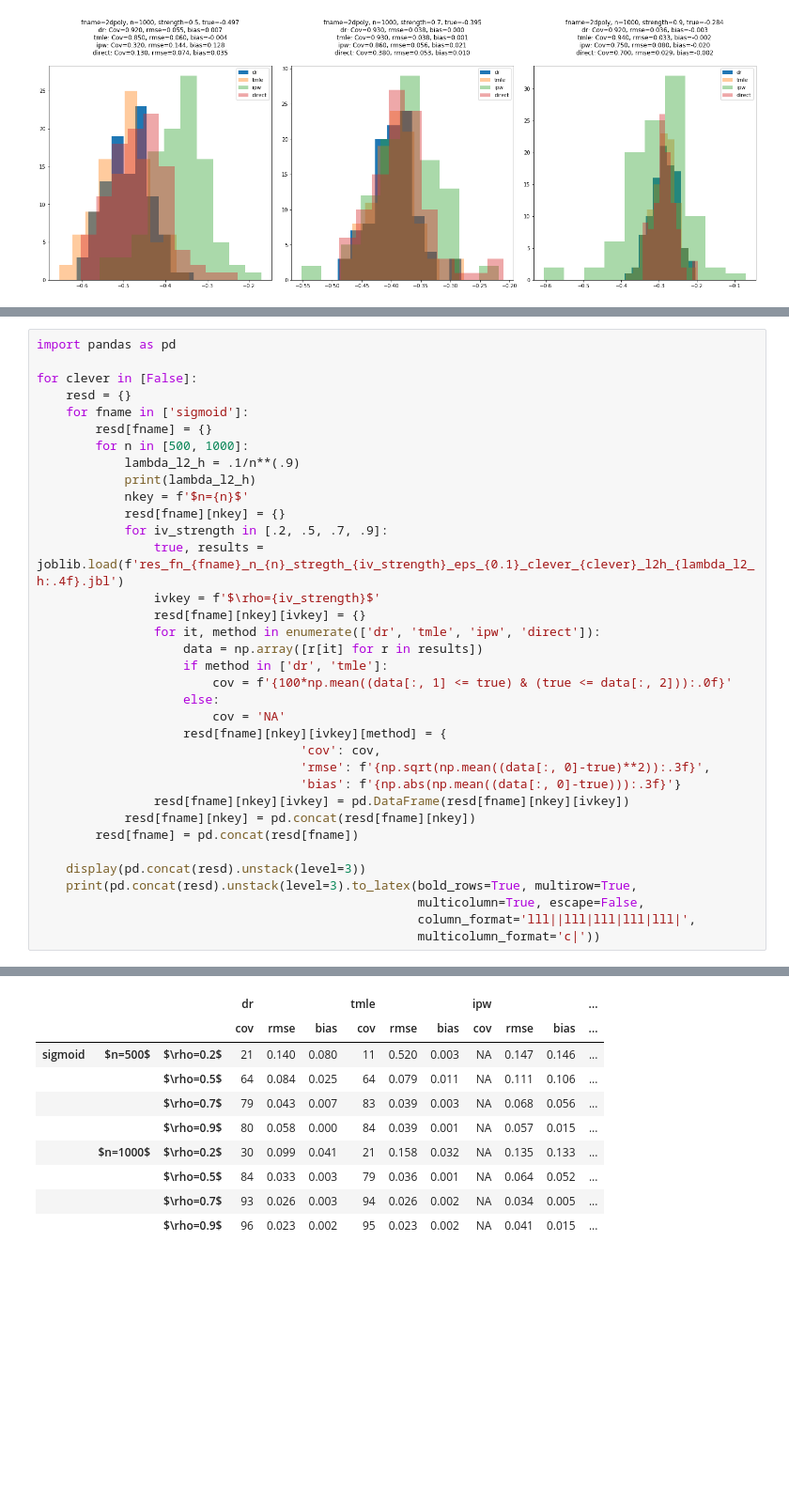
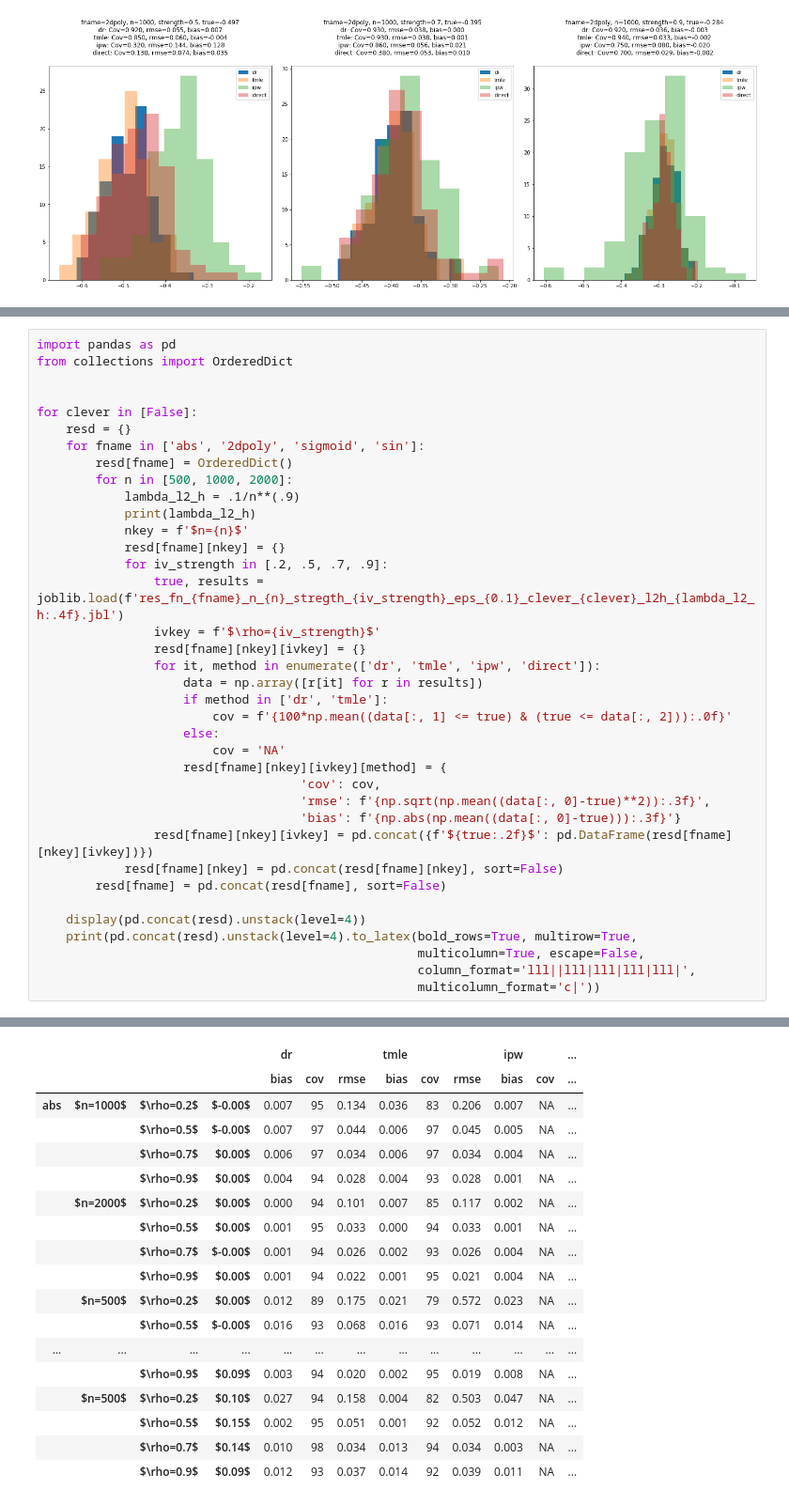
Before and after one commit to syrgkanislab/npiv_functionals, a Jupyter notebook: notebooks/Postprocess.ipynb, the cells around one changed output, grey strips where cells are left out. Shown at 94% size. Cells and saved outputs as stored; diff of their text form; blank space fills up the shorter version.

```diff
--- a/notebooks/Postprocess.ipynb
+++ b/notebooks/Postprocess.ipynb
@@ -221,11 +187,13 @@ print(pd.concat(resd).unstack(level=3).to_latex(bold_rows=True, multirow=True,
 # %%
 import pandas as pd
+from collections import OrderedDict
+
 
 for clever in [False]:
     resd = {}
-    for fname in ['sigmoid']:
-        resd[fname] = {}
-        for n in [500, 1000]:
+    for fname in ['abs', '2dpoly', 'sigmoid', 'sin']:
+        resd[fname] = OrderedDict()
+        for n in [500, 1000, 2000]:
             lambda_l2_h = .1/n**(.9)
             print(lambda_l2_h)
             nkey = f'$n={n}$'
@@ -244,12 +212,12 @@ for clever in [False]:
                                     'cov': cov,
                                     'rmse': f'{np.sqrt(np.mean((data[:, 0]-true)**2)):.3f}',
                                     'bias': f'{np.abs(np.mean((data[:, 0]-true))):.3f}'}
-                resd[fname][nkey][ivkey] = pd.DataFrame(resd[fname][nkey][ivkey])
-            resd[fname][nkey] = pd.concat(resd[fname][nkey])
-        resd[fname] = pd.concat(resd[fname])
+                resd[fname][nkey][ivkey] = pd.concat({f'${true:.2f}$': pd.DataFrame(resd[fname][nkey][ivkey])})
+            resd[fname][nkey] = pd.concat(resd[fname][nkey], sort=False)
+        resd[fname] = pd.concat(resd[fname], sort=False)
 
-    display(pd.concat(resd).unstack(level=3))
-    print(pd.concat(resd).unstack(level=3).to_latex(bold_rows=True, multirow=True,
+    display(pd.concat(resd).unstack(level=4))
+    print(pd.concat(resd).unstack(level=4).to_latex(bold_rows=True, multirow=True,
                                                     multicolumn=True, escape=False,
                                                     column_format='lll||lll|lll|lll|lll|',
                                                     multicolumn_format='c|'))
@@ -259,12 +237,20 @@ for clever in [False]:
-|  |  |  | dr |  |  | tmle |  |  | ipw |  |  | ... |
-|  |  |  | cov | rmse | bias | cov | rmse | bias | cov | rmse | bias | ... |
-| sigmoid | $n=500$ | $\rho=0.2$ | 21 | 0.140 | 0.080 | 11 | 0.520 | 0.003 | NA | 0.147 | 0.146 | ... |
-|  |  | $\rho=0.5$ | 64 | 0.084 | 0.025 | 64 | 0.079 | 0.011 | NA | 0.111 | 0.106 | ... |
-|  |  | $\rho=0.7$ | 79 | 0.043 | 0.007 | 83 | 0.039 | 0.003 | NA | 0.068 | 0.056 | ... |
-|  |  | $\rho=0.9$ | 80 | 0.058 | 0.000 | 84 | 0.039 | 0.001 | NA | 0.057 | 0.015 | ... |
-|  | $n=1000$ | $\rho=0.2$ | 30 | 0.099 | 0.041 | 21 | 0.158 | 0.032 | NA | 0.135 | 0.133 | ... |
-|  |  | $\rho=0.5$ | 84 | 0.033 | 0.003 | 79 | 0.036 | 0.001 | NA | 0.064 | 0.052 | ... |
-|  |  | $\rho=0.7$ | 93 | 0.026 | 0.003 | 94 | 0.026 | 0.002 | NA | 0.034 | 0.005 | ... |
-|  |  | $\rho=0.9$ | 96 | 0.023 | 0.002 | 95 | 0.023 | 0.002 | NA | 0.041 | 0.015 | ... |
+|  |  |  |  | dr |  |  | tmle |  |  | ipw |  | ... |
+|  |  |  |  | bias | cov | rmse | bias | cov | rmse | bias | cov | ... |
+| abs | $n=1000$ | $\rho=0.2$ | $-0.00$ | 0.007 | 95 | 0.134 | 0.036 | 83 | 0.206 | 0.007 | NA | ... |
+|  |  | $\rho=0.5$ | $-0.00$ | 0.007 | 97 | 0.044 | 0.006 | 97 | 0.045 | 0.005 | NA | ... |
+|  |  | $\rho=0.7$ | $0.00$ | 0.006 | 97 | 0.034 | 0.006 | 97 | 0.034 | 0.004 | NA | ... |
+|  |  | $\rho=0.9$ | $0.00$ | 0.004 | 94 | 0.028 | 0.004 | 93 | 0.028 | 0.001 | NA | ... |
+|  | $n=2000$ | $\rho=0.2$ | $0.00$ | 0.000 | 94 | 0.101 | 0.007 | 85 | 0.117 | 0.002 | NA | ... |
+|  |  | $\rho=0.5$ | $0.00$ | 0.001 | 95 | 0.033 | 0.000 | 94 | 0.033 | 0.001 | NA | ... |
+|  |  | $\rho=0.7$ | $-0.00$ | 0.001 | 94 | 0.026 | 0.002 | 93 | 0.026 | 0.004 | NA | ... |
+|  |  | $\rho=0.9$ | $0.00$ | 0.001 | 94 | 0.022 | 0.001 | 95 | 0.021 | 0.004 | NA | ... |
+|  | $n=500$ | $\rho=0.2$ | $0.00$ | 0.012 | 89 | 0.175 | 0.021 | 79 | 0.572 | 0.023 | NA | ... |
+|  |  | $\rho=0.5$ | $-0.00$ | 0.016 | 93 | 0.068 | 0.016 | 93 | 0.071 | 0.014 | NA | ... |
+| ... | ... | ... | ... | ... | ... | ... | ... | ... | ... | ... | ... | ... |
+|  |  | $\rho=0.9$ | $0.09$ | 0.003 | 94 | 0.020 | 0.002 | 95 | 0.019 | 0.008 | NA | ... |
+|  | $n=500$ | $\rho=0.2$ | $0.10$ | 0.027 | 94 | 0.158 | 0.004 | 82 | 0.503 | 0.047 | NA | ... |
+|  |  | $\rho=0.5$ | $0.15$ | 0.002 | 95 | 0.051 | 0.001 | 92 | 0.052 | 0.012 | NA | ... |
+|  |  | $\rho=0.7$ | $0.14$ | 0.010 | 98 | 0.034 | 0.013 | 94 | 0.034 | 0.003 | NA | ... |
+|  |  | $\rho=0.9$ | $0.09$ | 0.012 | 93 | 0.037 | 0.014 | 92 | 0.039 | 0.011 | NA | ... |
 \begin{tabular}{lll||lll|lll|lll|lll|}
 \toprule
```
Also changed, not shown: parts of 5 cells of this notebook, 3 other files.
